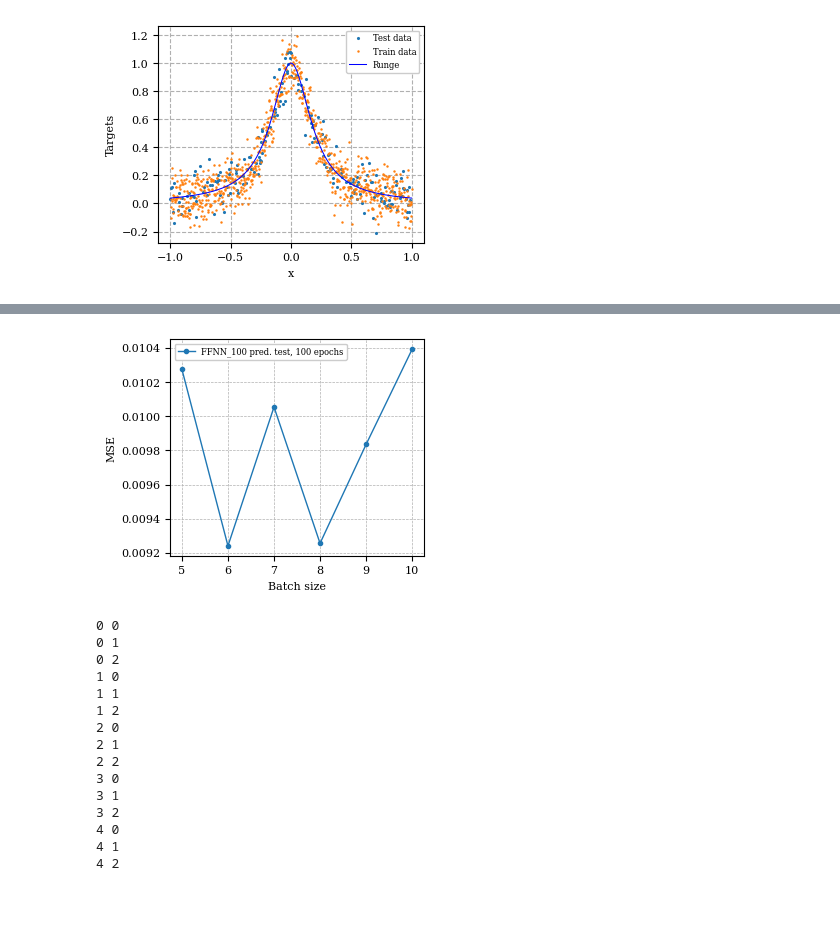
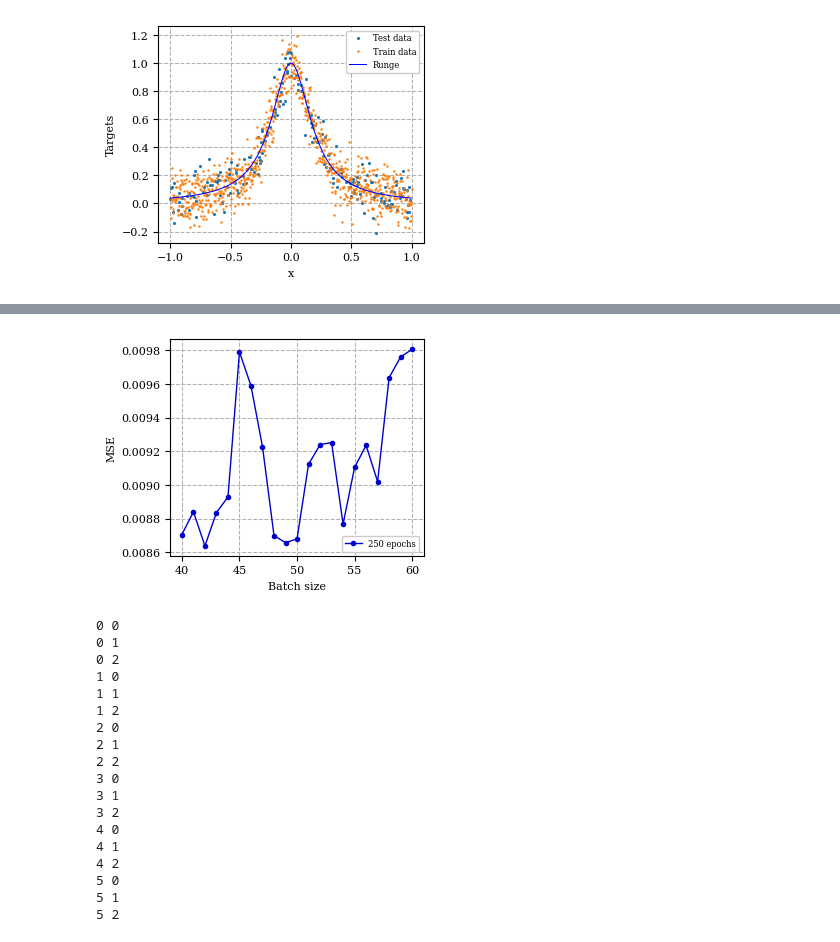
Before and after one commit to johnmagj/FYS-STK4155_Project_2, a Jupyter notebook: Code/B.ipynb, the cells around one changed output, grey strips where cells are left out. Drawn from its saved outputs; the diff is of its cells as text; code cells hidden in the pictures; blank space fills up the shorter version.

```diff
--- a/Code/B.ipynb
+++ b/Code/B.ipynb
@@ -219,13 +247,13 @@ np.random.seed(2025)
 num_input_feats = 1 # Number of input features
 num_output_feats = 1 # Number og output features
 
-batch_size = 6
-epochs = 100
+batch_size = 50
+epochs = 250
 
-scheduler = Adam(0.001)
+scheduler = RMSProp(0.001)
 ffnn_50_50 = NeuralNetwork(num_input_feats, num_output_feats, [50,50], [sigmoid, sigmoid, id_func],
                     [sigmoid_der, sigmoid_der, id_func_der], scheduler, mse, mse_der,
-                     regularization = None, reg_param=0
+                     regularization = "L2", reg_param=1e-8
                     )
 
 
@@ -373,0 +408,25 @@ plt.close()
+# %%
+import seaborn as sns
+
+import matplotlib
+from matplotlib.ticker import MultipleLocator
+
+MM_TO_INCH = 1/25.4
+
+matplotlib.rc("text", usetex=False)
+plt.rc('lines', linewidth=1.0)
+plt.rc("figure", autolayout=True)
+plt.rc("legend", fontsize=6)
+plt.rc("font", family="serif", size=8)
+plt.figure(figsize=(86.78*MM_TO_INCH, 70*MM_TO_INCH))
+# # plt.ticklabel_format(axis = "y", style="sci")
+# # plt.gca().xaxis.set_major_locator(MultipleLocator(base=1, offset=1))   # Configure the markers on the x axis
+# # plt.grid(True, which="both", linestyle="--", linewidth=0.25)
+
+sns.heatmap(MSE_50_50_train_matrix, annot=True, cmap="Reds_r", xticklabels=epochs, yticklabels=batch_sizes, cbar_kws={"label": "MSE"}, fmt=".2g")
+plt.xlabel("Epochs")
+plt.ylabel("Batch size")
+# plt.title(f"MSE for test prediction, FFNN [50, 50], data std. {std}")
+# plt.savefig("heatmap_MSE_train_FNN_50_50.pdf", bbox_inches="tight")
+plt.show()
+plt.close()
@@ -379,17 +440,19 @@ np.random.seed(2025)
 num_input_feats = 1 # Number of input features
 num_output_feats = 1 # Number og output features
 
-batch_sizes = np.arange(5,11,1)
-epochs = np.array([100])
+batch_sizes = np.arange(40,61,1)
+epochs = np.array([250])
 
 MSE_test_matrix = np.zeros([len(batch_sizes), len(epochs)])
 
-scheduler = Adam(0.001)
+
 
 for i in range(len(batch_sizes)):
     for j in range(len(epochs)):
 
         np.random.seed(2025)
+
+        scheduler = RMSProp(0.001)
 
         # Setting up FFNN, important do to this for each iterations so we can match with seed later
         ffnn = NeuralNetwork(num_input_feats, num_output_feats, [50,50], [sigmoid, sigmoid, id_func],
@@ -408,31 +471,31 @@ for i in range(len(batch_sizes)):
 # %%
 import seaborn as sns
 
 import matplotlib
 from matplotlib.ticker import MultipleLocator
 
 MM_TO_INCH = 1/25.4
 
 matplotlib.rc("text", usetex=False)
 plt.rc('lines', linewidth=1.0)
 plt.rc("figure", autolayout=True)
 plt.rc("legend", fontsize=6)
 plt.rc("font", family="serif", size=8)
 plt.figure(figsize=(86.78*MM_TO_INCH, 70*MM_TO_INCH))
 # # plt.ticklabel_format(axis = "y", style="sci")
 # # plt.gca().xaxis.set_major_locator(MultipleLocator(base=1, offset=1))   # Configure the markers on the x axis
-plt.grid(True, which="both", linestyle="--", linewidth=0.5)
+plt.grid(True, which="both", linestyle="--", linewidth=0.75)
 
-plt.plot(batch_sizes, MSE_test_matrix, ".-", label="FFNN_100 pred. test, 100 epochs")
+plt.plot(batch_sizes, MSE_test_matrix, ".-", label="250 epochs", color="mediumblue")
 plt.xlabel("Batch size")
 plt.ylabel("MSE")
 # plt.title(f"MSE for test prediction, FFNN [50, 50], data std. {std}")
 plt.legend().get_frame().set_alpha(1.0) # Add solid background (non see thru) to legend box
 plt.savefig("plot_MSE_batchsize_FFNN_50_50.pdf", bbox_inches="tight")
 plt.show()
 plt.close()
 # %% [output]
-[figure, old version]
+[figure, new version]
 # %%
 # Fine best learning rate and optimizer for FFNN_100_100.
 
@@ -441,14 +504,14 @@ np.random.seed(2025)
 num_input_feats = 1 # Number of input features
 num_output_feats = 1 # Number og output features
 
-learning_rates = [0.002, 1e-3, 1e-4, 1e-5, 1e-6]
+learning_rates = [1e-1, 1e-2, 1e-3, 1e-4, 1e-5, 1e-6]
 
 optimizers = [Simple, RMSProp, Adam]
 
 MSE_lrs_optimizers_test_matrix = np.zeros([len(learning_rates), len(optimizers)])
 
-batch_size = 8
-epochs = 100
+batch_size = 50
+epochs = 250
 
 for i in range(len(learning_rates)):
     for j in range(len(optimizers)):
@@ -458,7 +521,7 @@ for i in range(len(learning_rates)):
         # Setup FFNN, with optimizer and learning rate
         scheduler = optimizers[j](learning_rates[i])
 
-        ffnn = NeuralNetwork(num_input_feats, num_output_feats, [100,100], [sigmoid, sigmoid, id_func],
+        ffnn = NeuralNetwork(num_input_feats, num_output_feats, [50,50], [sigmoid, sigmoid, id_func],
                             [sigmoid_der, sigmoid_der, id_func_der], scheduler, mse, mse_der,
                             regularization = None, reg_param=0
                             )
@@ -489,6 +552,9 @@ for i in range(len(learning_rates)):
 4 0
 4 1
 4 2
+5 0
+5 1
+5 2
 # %%
 matplotlib.rc("text", usetex=False)
 plt.rc('lines', linewidth=1.0)
```
Also changed, not shown: parts of 14 cells of this notebook, 2 other files.
